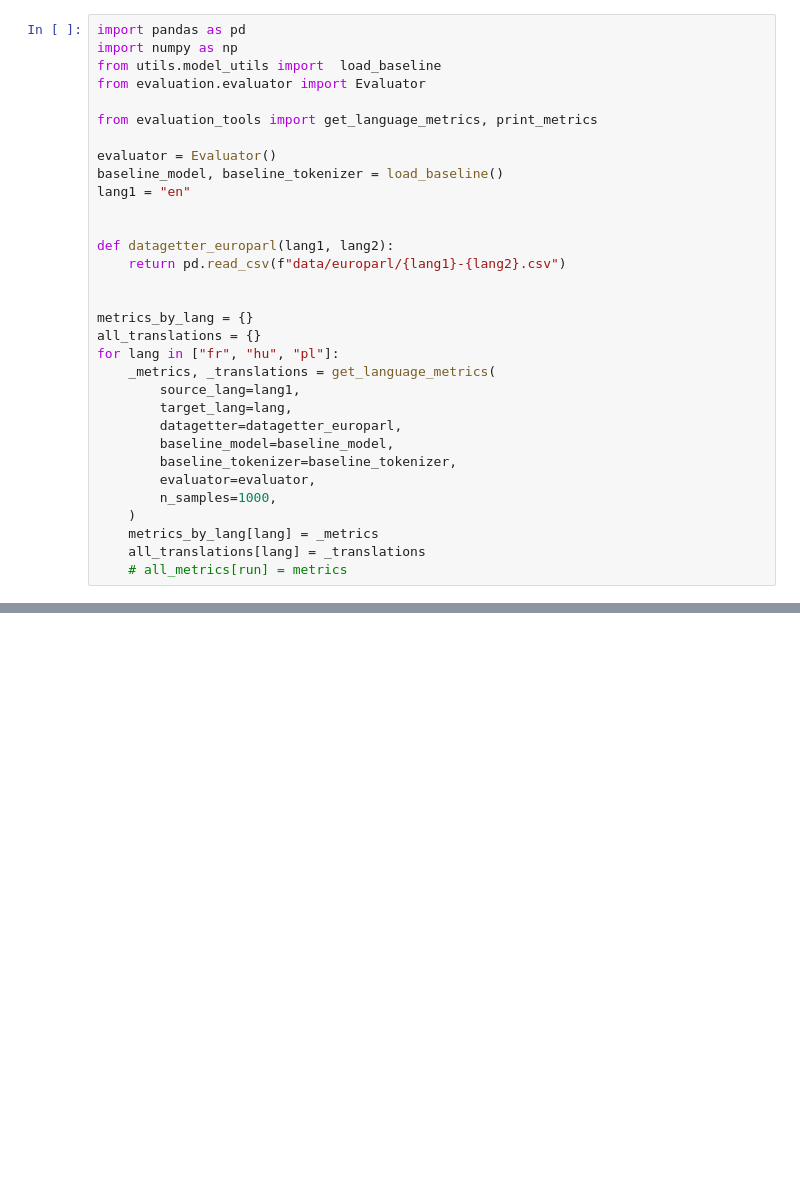
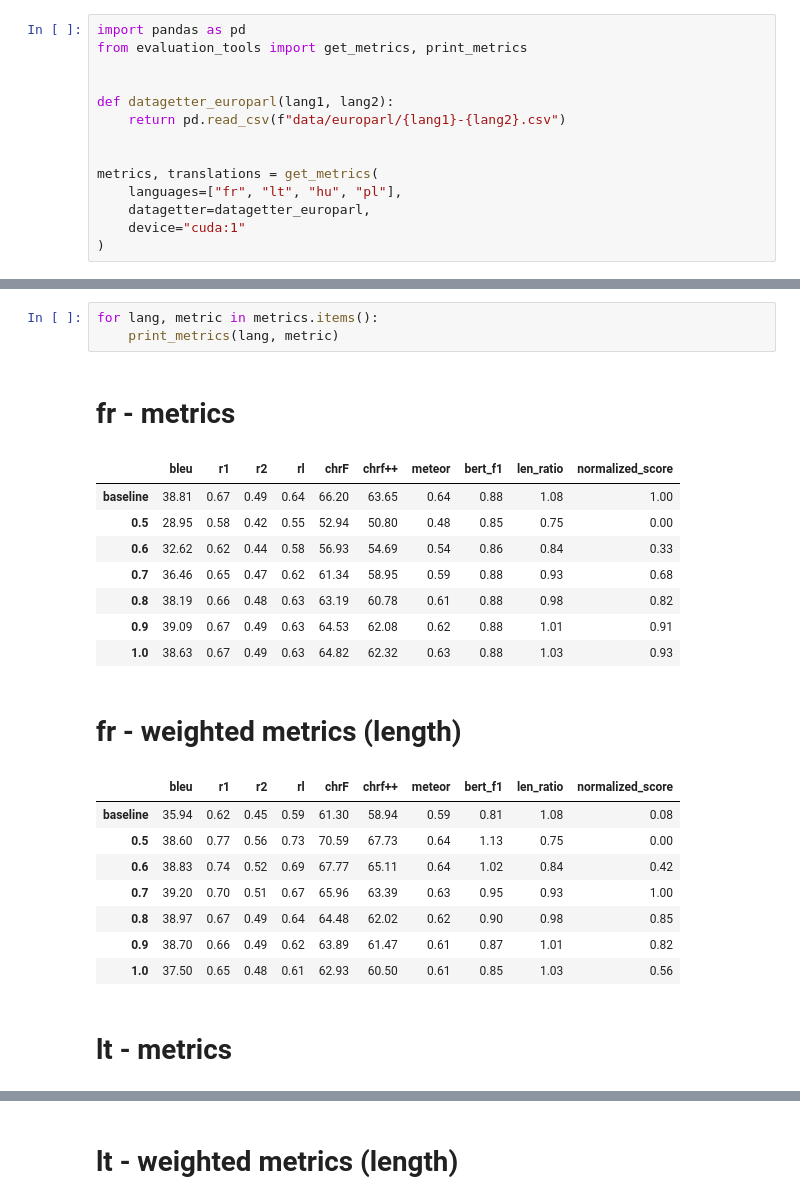
Before and after one commit to tollefj/subtitle-compression, a Jupyter notebook: evaluate_europarl.ipynb, the cells around one changed output, grey strips where cells are left out. Drawn from its saved outputs; the diff is of its cells as text; blank space fills up the shorter version.

```diff
--- a/evaluate_europarl.ipynb
+++ b/evaluate_europarl.ipynb
@@ -4,32 +1,14 @@
 # %%
 import pandas as pd
-import numpy as np
-from utils.model_utils import  load_baseline
-from evaluation.evaluator import Evaluator
-
-from evaluation_tools import get_language_metrics, print_metrics
-
-evaluator = Evaluator()
-baseline_model, baseline_tokenizer = load_baseline()
-lang1 = "en"
+from evaluation_tools import get_metrics, print_metrics
 
 
 def datagetter_europarl(lang1, lang2):
     return pd.read_csv(f"data/europarl/{lang1}-{lang2}.csv")
 
 
-metrics_by_lang = {}
-all_translations = {}
-for lang in ["fr", "hu", "pl"]:
-    _metrics, _translations = get_language_metrics(
-        source_lang=lang1,
-        target_lang=lang,
-        datagetter=datagetter_europarl,
-        baseline_model=baseline_model,
-        baseline_tokenizer=baseline_tokenizer,
-        evaluator=evaluator,
-        n_samples=1000,
-    )
-    metrics_by_lang[lang] = _metrics
-    all_translations[lang] = _translations
-    # all_metrics[run] = metrics
+metrics, translations = get_metrics(
+    languages=["fr", "lt", "hu", "pl"],
+    datagetter=datagetter_europarl,
+    device="cuda:1"
+)
@@ -124,0 +15,23 @@ pl - weighted metrics (length)
+# %%
+for lang, metric in metrics.items():
+    print_metrics(lang, metric)
+# %% [output]
+fr - metrics
+|  | bleu | r1 | r2 | rl | chrF | chrf++ | meteor | bert_f1 | len_ratio | normalized_score |
+| baseline | 38.81 | 0.67 | 0.49 | 0.64 | 66.20 | 63.65 | 0.64 | 0.88 | 1.08 | 1.00 |
+| 0.5 | 28.95 | 0.58 | 0.42 | 0.55 | 52.94 | 50.80 | 0.48 | 0.85 | 0.75 | 0.00 |
+| 0.6 | 32.62 | 0.62 | 0.44 | 0.58 | 56.93 | 54.69 | 0.54 | 0.86 | 0.84 | 0.33 |
+| 0.7 | 36.46 | 0.65 | 0.47 | 0.62 | 61.34 | 58.95 | 0.59 | 0.88 | 0.93 | 0.68 |
+| 0.8 | 38.19 | 0.66 | 0.48 | 0.63 | 63.19 | 60.78 | 0.61 | 0.88 | 0.98 | 0.82 |
+| 0.9 | 39.09 | 0.67 | 0.49 | 0.63 | 64.53 | 62.08 | 0.62 | 0.88 | 1.01 | 0.91 |
+| 1.0 | 38.63 | 0.67 | 0.49 | 0.63 | 64.82 | 62.32 | 0.63 | 0.88 | 1.03 | 0.93 |
+fr - weighted metrics (length)
+|  | bleu | r1 | r2 | rl | chrF | chrf++ | meteor | bert_f1 | len_ratio | normalized_score |
+| baseline | 35.94 | 0.62 | 0.45 | 0.59 | 61.30 | 58.94 | 0.59 | 0.81 | 1.08 | 0.08 |
+| 0.5 | 38.60 | 0.77 | 0.56 | 0.73 | 70.59 | 67.73 | 0.64 | 1.13 | 0.75 | 0.00 |
+| 0.6 | 38.83 | 0.74 | 0.52 | 0.69 | 67.77 | 65.11 | 0.64 | 1.02 | 0.84 | 0.42 |
+| 0.7 | 39.20 | 0.70 | 0.51 | 0.67 | 65.96 | 63.39 | 0.63 | 0.95 | 0.93 | 1.00 |
+| 0.8 | 38.97 | 0.67 | 0.49 | 0.64 | 64.48 | 62.02 | 0.62 | 0.90 | 0.98 | 0.85 |
+| 0.9 | 38.70 | 0.66 | 0.49 | 0.62 | 63.89 | 61.47 | 0.61 | 0.87 | 1.01 | 0.82 |
+| 1.0 | 37.50 | 0.65 | 0.48 | 0.61 | 62.93 | 60.50 | 0.61 | 0.85 | 1.03 | 0.56 |
+lt - metrics
@@ -124,0 +46 @@ pl - weighted metrics (length)
+lt - weighted metrics (length)
```
Also changed, not shown: parts of 5 cells of this notebook, 5 other files.
